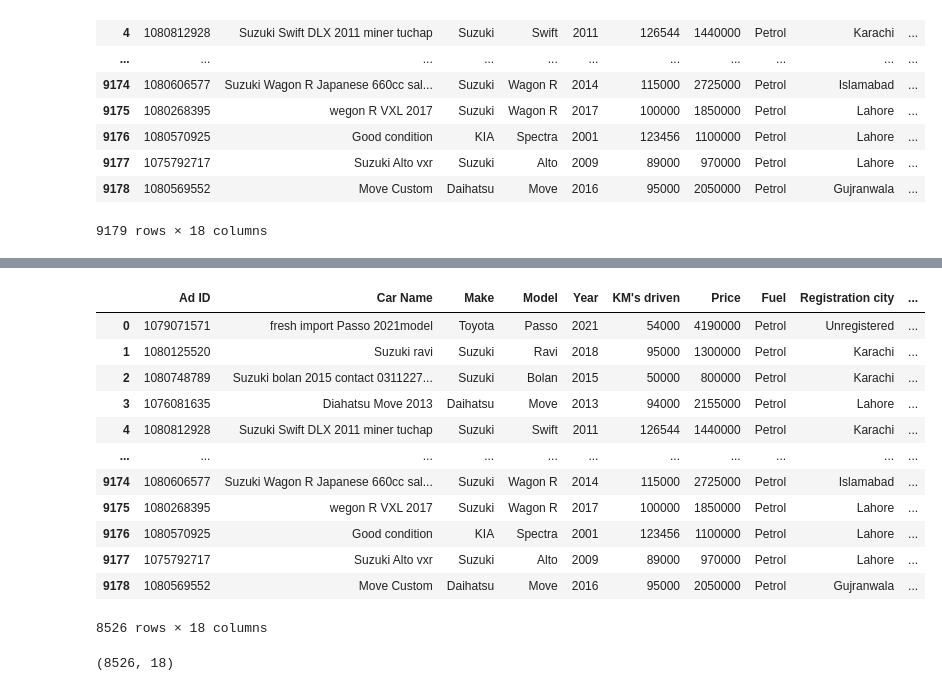
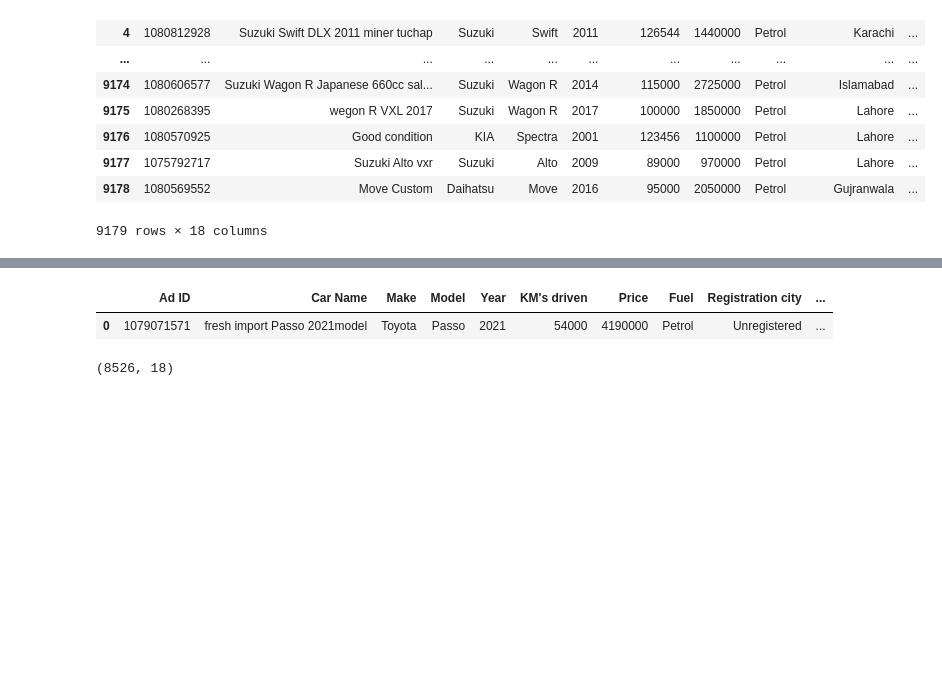
Before and after one commit to Parth-github3/Car_Recommendation_System, a Jupyter notebook: car recommendation.ipynb, the cells around one changed output, grey strips where cells are left out. Drawn from its saved outputs; the diff is of its cells as text; code cells hidden in the pictures; blank space fills up the shorter version.

```diff
--- a/car recommendation.ipynb
+++ b/car recommendation.ipynb
@@ -49,20 +38,9 @@ car_data
 # %%
 df2 = car_data.dropna()
-df2
+df2.head(1)
 # %% [output]
 |  | Ad ID | Car Name | Make | Model | Year | KM's driven | Price | Fuel | Registration city | ... |
 | 0 | 1079071571 | fresh import Passo 2021model | Toyota | Passo | 2021 | 54000 | 4190000 | Petrol | Unregistered | ... |
-| 1 | 1080125520 | Suzuki ravi | Suzuki | Ravi | 2018 | 95000 | 1300000 | Petrol | Karachi | ... |
-| 2 | 1080748789 | Suzuki bolan 2015 contact 0311227... | Suzuki | Bolan | 2015 | 50000 | 800000 | Petrol | Karachi | ... |
-| 3 | 1076081635 | Diahatsu Move 2013 | Daihatsu | Move | 2013 | 94000 | 2155000 | Petrol | Lahore | ... |
-| 4 | 1080812928 | Suzuki Swift DLX 2011 miner tuchap | Suzuki | Swift | 2011 | 126544 | 1440000 | Petrol | Karachi | ... |
-| ... | ... | ... | ... | ... | ... | ... | ... | ... | ... | ... |
-| 9174 | 1080606577 | Suzuki Wagon R Japanese 660cc sal... | Suzuki | Wagon R | 2014 | 115000 | 2725000 | Petrol | Islamabad | ... |
-| 9175 | 1080268395 | wegon R VXL 2017 | Suzuki | Wagon R | 2017 | 100000 | 1850000 | Petrol | Lahore | ... |
-| 9176 | 1080570925 | Good condition | KIA | Spectra | 2001 | 123456 | 1100000 | Petrol | Lahore | ... |
-| 9177 | 1075792717 | Suzuki Alto vxr | Suzuki | Alto | 2009 | 89000 | 970000 | Petrol | Lahore | ... |
-| 9178 | 1080569552 | Move Custom | Daihatsu | Move | 2016 | 95000 | 2050000 | Petrol | Gujranwala | ... |
-8526 rows × 18 columns
 # %%
 df2.shape
 # %% [output]
```
Also changed, not shown: parts of 29 cells of this notebook.
